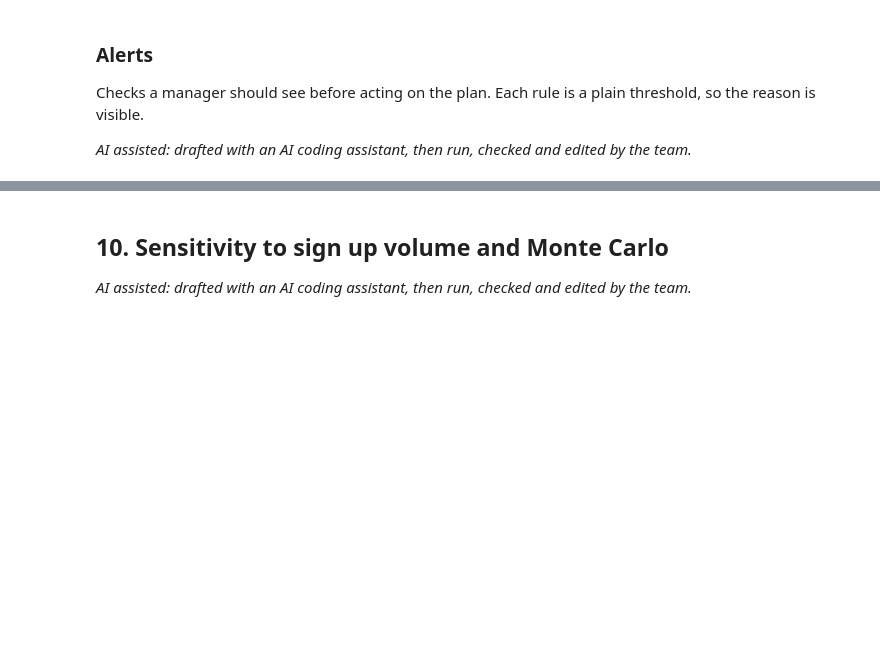
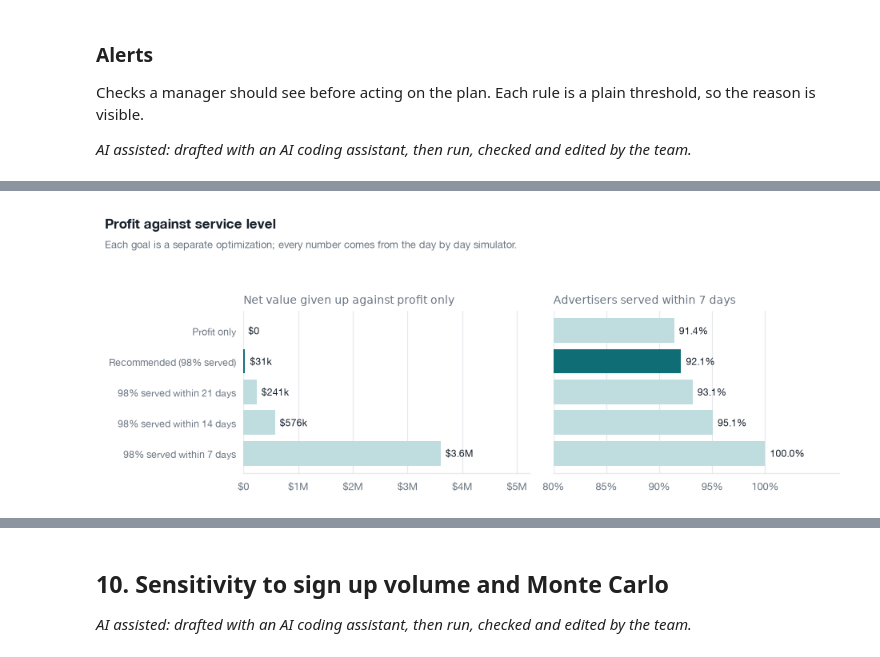
Before and after one commit to lequo-neu/staffpilot, a Jupyter notebook: notebooks/StaffPilot_Topic3.ipynb, the cells around one changed output, grey strips where cells are left out. Saved outputs shown, nothing was run; the diff lists cells and outputs as text; code cells hidden in the pictures; blank space fills up the shorter version.

```diff
--- a/notebooks/StaffPilot_Topic3.ipynb
+++ b/notebooks/StaffPilot_Topic3.ipynb
@@ -343,0 +330,9 @@ pd.DataFrame(frontier)
+# %%
+from staffpilot.charts import service_tradeoff
+tradeoff = planner.service_tradeoff()
+display(service_tradeoff(tradeoff, RECOMMENDED_POLICY))
+view = tradeoff[["goal", "net_value", "cost_of_goal", "service_rate", "within_week_rate", "avg_active", "mean_wait_days"]].copy()
+view[["net_value", "cost_of_goal"]] = view[["net_value", "cost_of_goal"]] / 1e6
+view.rename(columns={"net_value": "net_value_M", "cost_of_goal": "given_up_M"})
+# %% [output]
+[figure, added]
```
Also changed, not shown: parts of 12 cells of this notebook, 26 other files.
